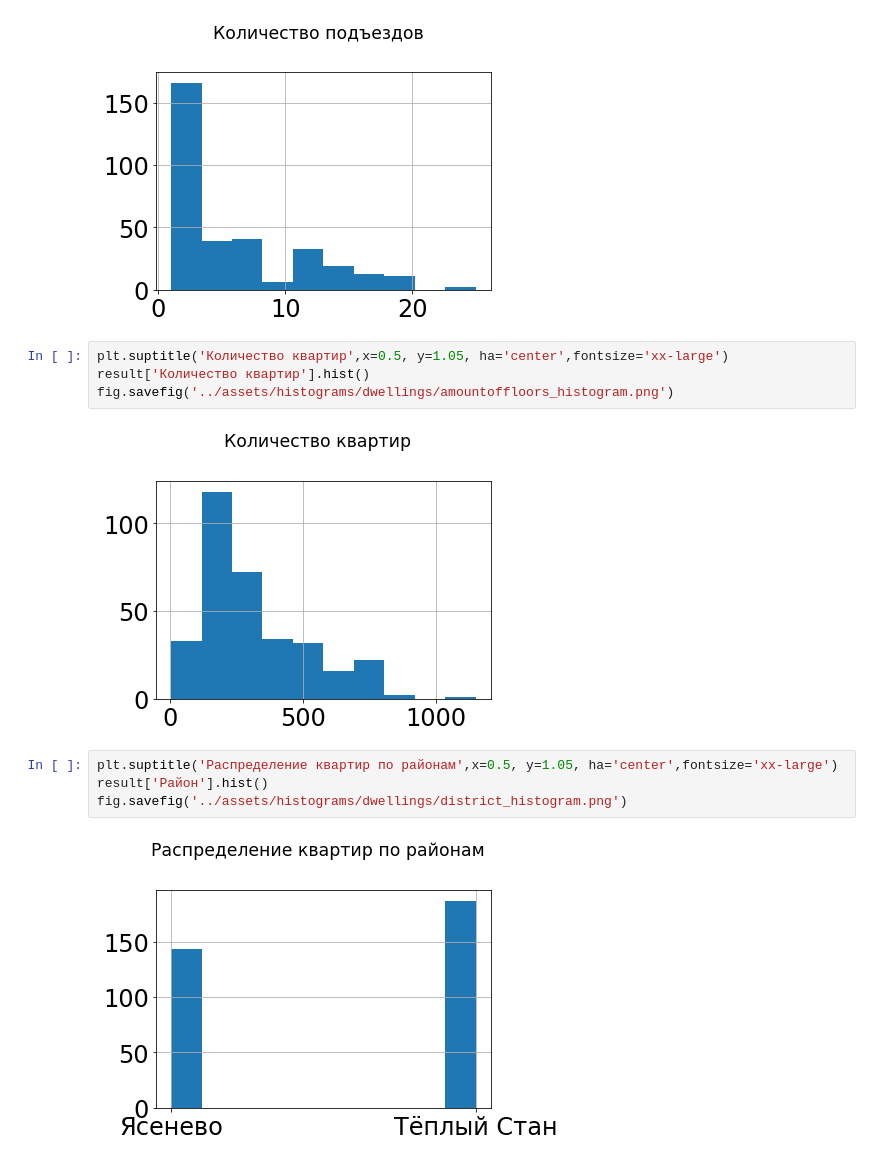
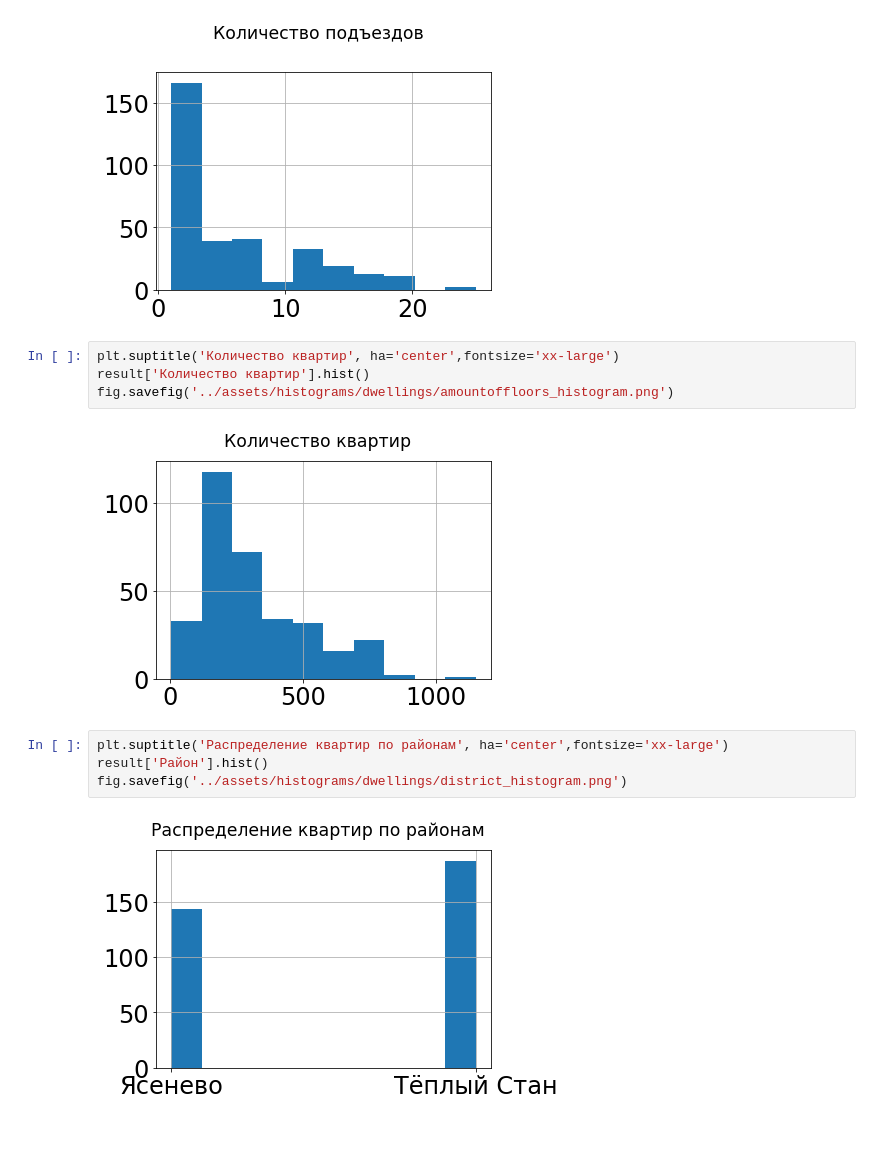
Before and after one commit to brieflywriting/project, a Jupyter notebook: pyscripts/pandastest.ipynb, the cells around one changed output. Drawn from its saved outputs; the diff is of its cells as text; blank space fills up the shorter version.

```diff
--- a/pyscripts/pandastest.ipynb
+++ b/pyscripts/pandastest.ipynb
@@ -241,14 +250,14 @@ fig.savefig('../assets/histograms/dwellings/amountofentrances_histogram.png')
 # %% [output]
 [figure]
 # %%
-plt.suptitle('Количество квартир',x=0.5, y=1.05, ha='center',fontsize='xx-large')
+plt.suptitle('Количество квартир', ha='center',fontsize='xx-large')
 result['Количество квартир'].hist()
 fig.savefig('../assets/histograms/dwellings/amountoffloors_histogram.png')
 # %% [output]
-[figure, old version]
+[figure, new version]
 # %%
-plt.suptitle('Распределение квартир по районам',x=0.5, y=1.05, ha='center',fontsize='xx-large')
+plt.suptitle('Распределение квартир по районам', ha='center',fontsize='xx-large')
 result['Район'].hist()
 fig.savefig('../assets/histograms/dwellings/district_histogram.png')
 # %% [output]
-[figure, old version]
+[figure, new version]
```
Also changed, not shown: parts of 9 cells of this notebook, 10 other files.
